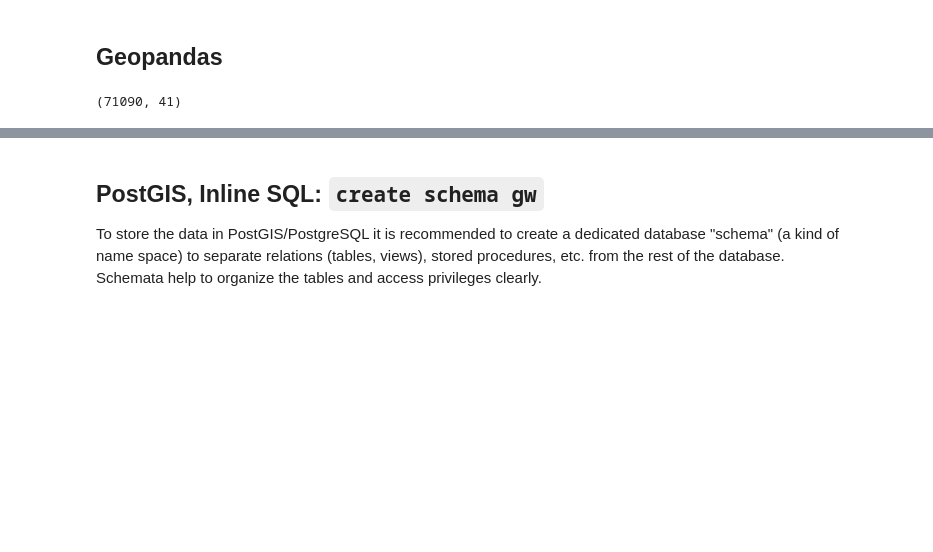
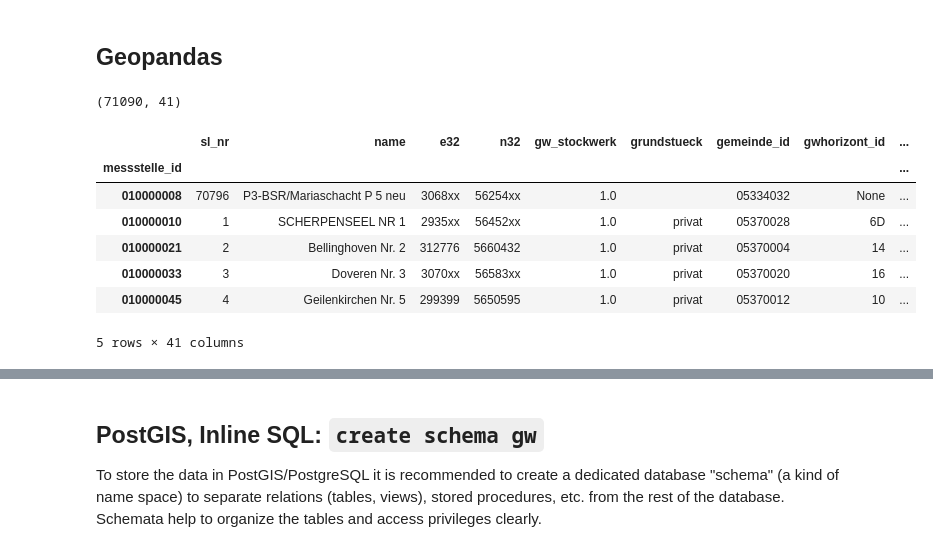
Before and after one commit to rolfbecker/LatiNet, a Jupyter notebook: OpenHyPE2/python/Introduction_NRW_Groundwater_V005.ipynb, the cells around one changed output, grey strips where cells are left out. Cells and saved outputs as stored; diff of their text form; code cells hidden in the pictures; blank space fills up the shorter version.

```diff
--- a/OpenHyPE2/python/Introduction_NRW_Groundwater_V005.ipynb
+++ b/OpenHyPE2/python/Introduction_NRW_Groundwater_V005.ipynb
@@ -430,3 +439,14 @@ df2 = df_in[df_in["genau"] > 0]
 df2.shape
 # %% [output]
 (71090, 41)
+# %%
+df2.head()
+# %% [output]
+|  | sl_nr | name | e32 | n32 | gw_stockwerk | grundstueck | gemeinde_id | gwhorizont_id | ... |
+| messstelle_id |  |  |  |  |  |  |  |  | ... |
+| 010000008 | 70796 | P3-BSR/Mariaschacht P 5 neu | 3068xx | 56254xx | 1.0 |  | 05334032 | None | ... |
+| 010000010 | 1 | SCHERPENSEEL NR 1 | 2935xx | 56452xx | 1.0 | privat | 05370028 | 6D | ... |
+| 010000021 | 2 | Bellinghoven Nr. 2 | 312776 | 5660432 | 1.0 | privat | 05370004 | 14 | ... |
+| 010000033 | 3 | Doveren Nr. 3 | 3070xx | 56583xx | 1.0 | privat | 05370020 | 16 | ... |
+| 010000045 | 4 | Geilenkirchen Nr. 5 | 299399 | 5650595 | 1.0 | privat | 05370012 | 10 | ... |
+5 rows × 41 columns
```
Also changed, not shown: parts of 21 cells of this notebook.
